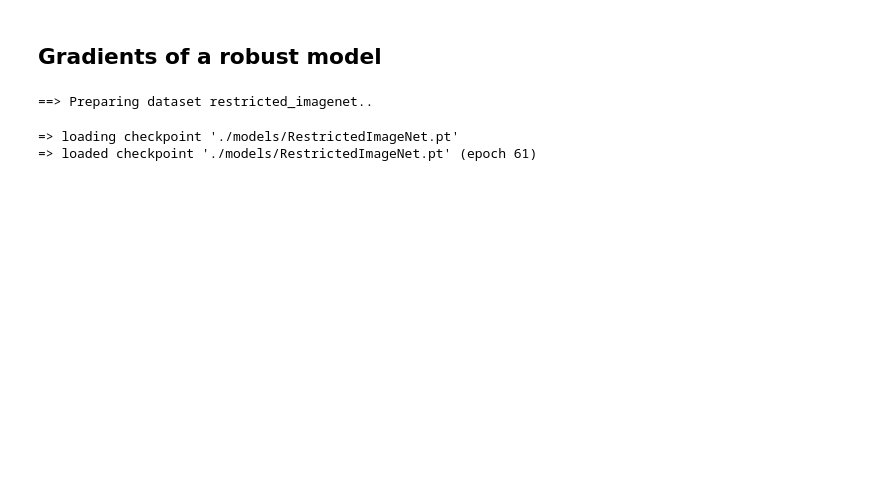
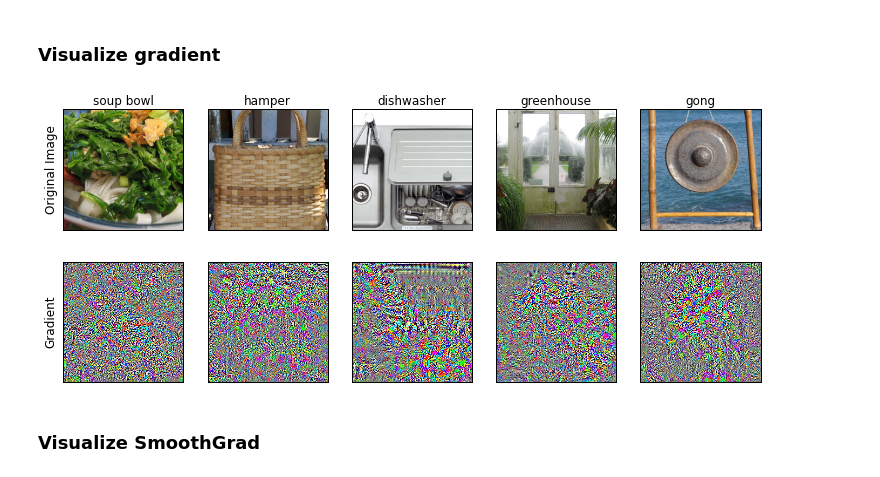
Before and after one commit to ShibaniSanturkar/IAP_InterpretabilityClass, a Jupyter notebook: gradients.ipynb, the cells around one changed output. Saved outputs shown, nothing was run; the diff lists cells and outputs as text; code cells hidden in the pictures; blank space fills up the shorter version.

```diff
--- a/gradients.ipynb
+++ b/gradients.ipynb
@@ -17,7 +17,3 @@ import PIL
 # %%
 BATCH_SIZE = 5
 NUM_WORKERS = 10
-# %%
-imagenet_ds = DATASETS['imagenet']('/scratch/engstrom_scratch/imagenet')
-_, in_loader = imagenet_ds.make_loaders(NUM_WORKERS, BATCH_SIZE)
-normalization_function = helpers.InputNormalize(imagenet_ds.mean, imagenet_ds.std)
@@ -61,31 +135,3 @@ if False: # Use only if dataloader is complete imagenet
             correct_cnt += np.sum(correct.cpu().numpy())
             total += len(targ)
             it.set_description(f"Accuracy: {100 * correct_cnt/total:.2f}%")
-# %%
-def get_gradient(mod, im, targ, custom_loss=None):
-    if custom_loss is None:
-        loss_fn = ch.nn.CrossEntropyLoss()
-    else:
-        loss_fn = custom_loss
-
-    x = im.clone().detach().requires_grad_(True)
-    op = forward_pass(mod, x)
-    loss = loss_fn(op, targ.cuda())
-    grad, = ch.autograd.grad(loss, [x])
-    return grad.clone()
-
-def vis_tensor(t):
-    mt = ch.mean(t, dim=[2, 3], keepdim=True).expand_as(t)
-    st = ch.std(t, dim=[2, 3], keepdim=True).expand_as(t)
-    return ch.clamp((t - mt) / (2 * st) + 0.5, 0, 1)
-
-def smooth_grad(mod, im, targ, Nsamples, stdev, custom_loss=None):
-    total_gradients = 0
-    it = tqdm(enumerate(range(Nsamples)), total=Nsamples)
-    for _, n in it:
-        noise = ch.tensor(np.random.normal(0, stdev, im.shape), dtype=im.dtype)
-        noised_im = im + noise
-        grad = get_gradient(mod, noised_im, targ, custom_loss=custom_loss)
-        total_gradients += grad
-
-    return total_gradients / Nsamples
@@ -109,16 +142,13 @@ show_image_row([vis_tensor(sgrad)])
-# %% [markdown]
-## Gradients of a robust model
-# %%
-restricted_imagenet_ds = datasets.RestrictedImageNet('/scratch/engstrom_scratch/imagenet')
-_, rin_loader = restricted_imagenet_ds.make_loaders(workers=NUM_WORKERS,
-                                                          batch_size=BATCH_SIZE,
-                                                          data_aug=False)
-
-CD = CLASS_DICT['RestrictedImageNet']
-# %% [output]
-==> Preparing dataset restricted_imagenet..
-# %%
-robust_model = load_model('robust', restricted_imagenet_ds)
-# %% [output]
-=> loading checkpoint './models/RestrictedImageNet.pt'
-=> loaded checkpoint './models/RestrictedImageNet.pt' (epoch 61)
+# %% [markdown]
+### Visualize gradient
+# %%
+grad, _ = get_gradient(std_model, img, targ)
+# %%
+show_image_row([img, vis_tensor(grad)],
+              ["Original Image", "Gradient"],
+              tlist=[[CD_in[int(t)].split(',')[0] for t in targ],
+                     ["" for _ in targ]])
+# %% [output]
+[figure, added]
+# %% [markdown]
+### Visualize SmoothGrad
```
Also changed, not shown: parts of 43 cells of this notebook.
